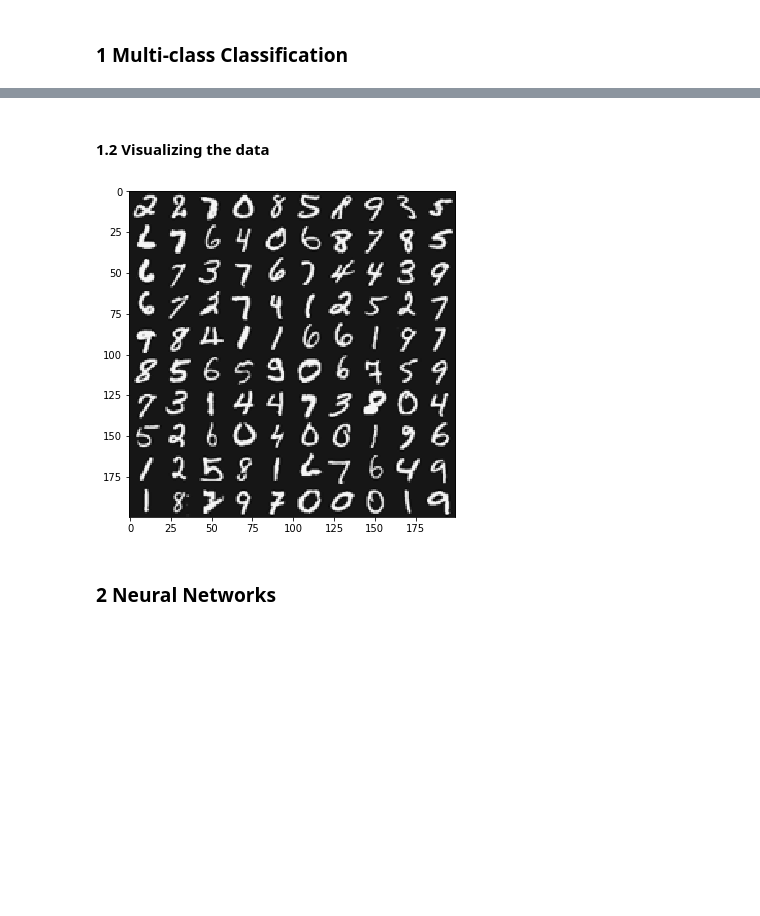
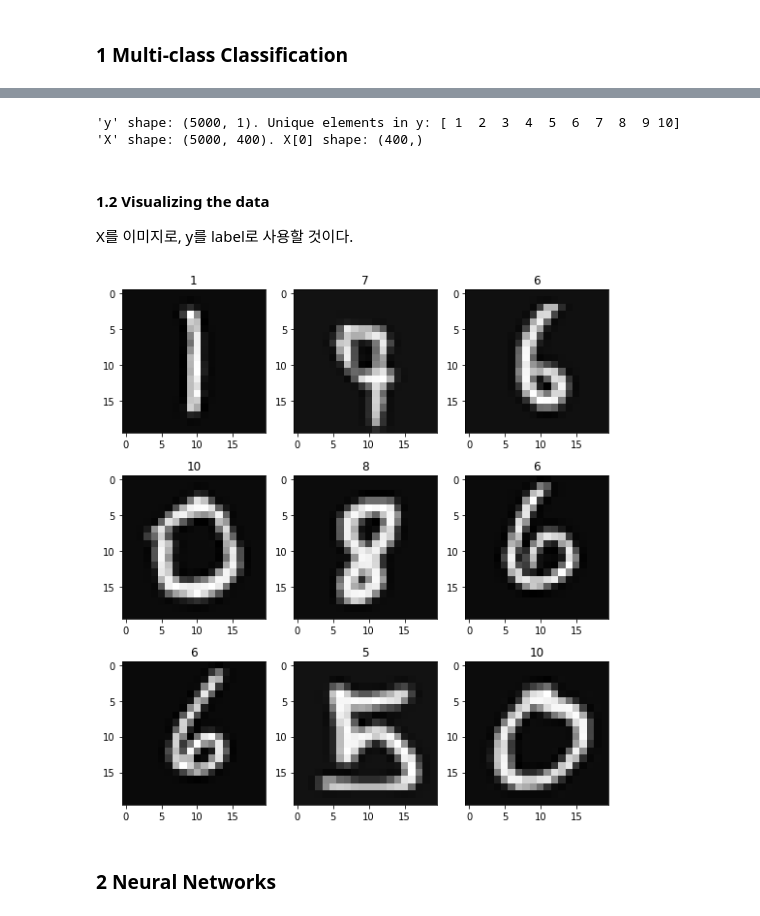
Before and after one commit to kymkh0902/studyroom, a Jupyter notebook: Lecture/Machine learning/Code/ex3/ex3.ipynb, the cells around one changed output, grey strips where cells are left out. Cells and saved outputs as stored; diff of their text form; code cells hidden in the pictures; blank space fills up the shorter version.

```diff
--- a/Lecture/Machine learning/Code/ex3/ex3.ipynb
+++ b/Lecture/Machine learning/Code/ex3/ex3.ipynb
@@ -30,2 +18,25 @@ print "'X' shape: %s. X[0] shape: %s"%(X.shape,X[0].shape)
+# %%
+# 데이터를 불러오자.
+datafile = 'data/ex3data1.mat'
+# scipy에 loadmat이라는 mat파일을 불러오는 함수를 사용한다.
+mat = scipy.io.loadmat( datafile )
+# X, y를 지정해준다.
+X, y = mat['X'], mat['y']
+
+## X와 y가 어떤 값들로 이루어져 있는지 확인해보자.
+#1. X, y의 shape 확인한다.
+#2. X는 이미지, y는 label 정보이다. y가 몇 가지 class의 label로 이루어져 있는지 확인해보자. (np.unique를 쓰자.)
+
+### 코드 시작 ###
+
+### 코드 끝 ###
+# %% [output]
+'y' shape: (5000, 1). Unique elements in y: [ 1  2  3  4  5  6  7  8  9 10]
+'X' shape: (5000, 400). X[0] shape: (400,)
+# %%
+# X에 2번째 열에 1을 insert 해주자.
+X =
 # %% [markdown]
 #### 1.2 Visualizing the data
+
+X를 이미지로, y를 label로 사용할 것이다.
@@ -65,7 +43,26 @@ def displayData(indices_to_display = None):
-# %%
-displayData()
-# %% [output]
-[figure, removed]
+# %%
+# X, y가 뭐로 이루어져 있는지 확인해보자.
+# random seed는 계속 뽑을 때마다 무작위로 되는 걸 방지하기 위해서 사용한다. 숫자 별로 무작위 값이 지정되어 있다.
+np.random.seed(42)
+# 랜덤으로 그래프 그릴 데이터의 index를 5000개 중에 9개를 뽑는다.
+random_indices = np.random.choice(5000, 9)
+# 뽑은 index를 사용해서 9개의 값만 따로 저장해준다.
+X_sample, y_sample = X[random_indices], y[random_indices]
+# 3행, 3열로 그래프를 그릴 예정이다.
+rows, cols = 3, 3
+# figure를 만들어준다.
+plt.figure(figsize=(9, 10))
+for row in range(rows):
+    for col in range(cols):
+        order = row * cols + col
+        # 그래프의 행, 열에 해당하는 정보가 들어가면서 생성된다.
+        plt.subplot(rows, cols, order + 1)
+        # array를 받아서 이미지로 나타내주는 그래프이다. colormap은 gray로 해주어야 흑백이 나온다.
+        plt.imshow(X_sample[order][1:].reshape([20, 20]).transpose(), cmap='gray')
+        # 그래프에 맞는 y값을 매칭시켜준다.
+        plt.title(y_sample[order][0])
+# %% [output]
+[figure, added]
 # %% [markdown]
 ### 2 Neural Networks
 # %% [markdown]
```
Also changed, not shown: parts of 14 cells of this notebook, 2 other files.
